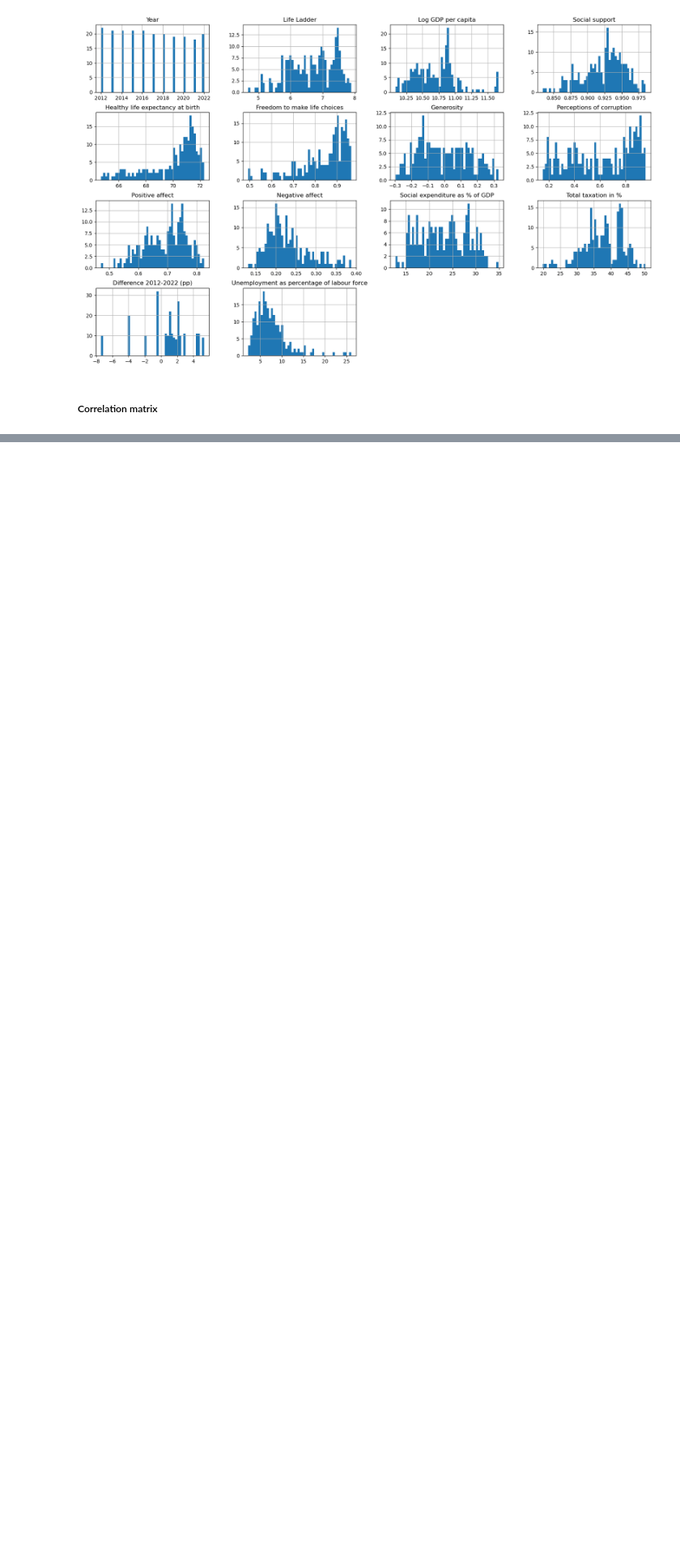
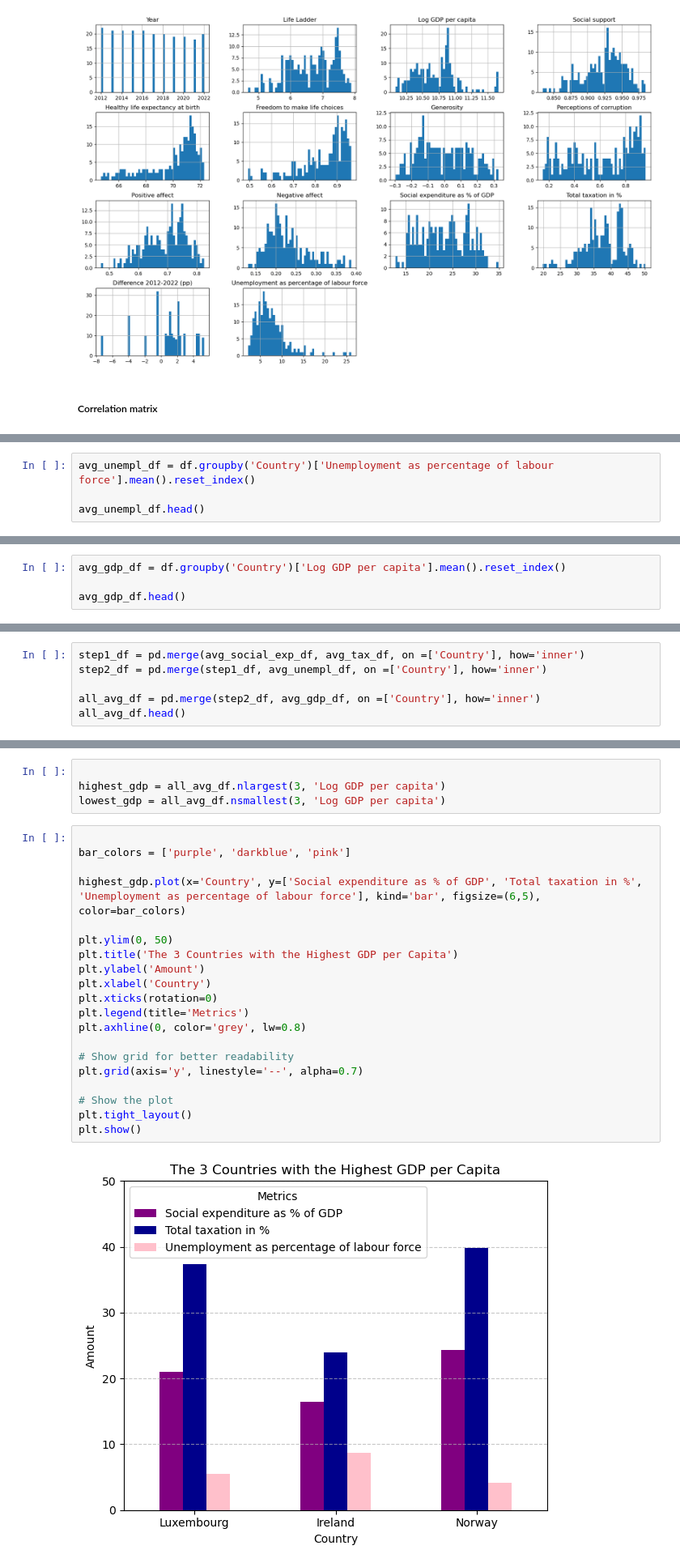
Before and after one commit to TRossen89/BI_Exam, a Jupyter notebook: all_data_df.ipynb, the cells around one changed output, grey strips where cells are left out. Shown: that part at 81% size. Cells and saved outputs as stored; diff of their text form; blank space fills up the shorter version.

Commit message:
Some visualization of interesting data and beginning of preparation for LinearRegressionm() models

```diff
--- a/all_data_df.ipynb
+++ b/all_data_df.ipynb
@@ -144,0 +177,4 @@ plt.show()
+# %%
+avg_unempl_df = df.groupby('Country')['Unemployment as percentage of labour force'].mean().reset_index()
+
+avg_unempl_df.head()
@@ -144,0 +188,4 @@ plt.show()
+# %%
+avg_gdp_df = df.groupby('Country')['Log GDP per capita'].mean().reset_index()
+
+avg_gdp_df.head()
@@ -144,0 +201,6 @@ plt.show()
+# %%
+step1_df = pd.merge(avg_social_exp_df, avg_tax_df, on =['Country'], how='inner')
+step2_df = pd.merge(step1_df, avg_unempl_df, on =['Country'], how='inner')
+
+all_avg_df = pd.merge(step2_df, avg_gdp_df, on =['Country'], how='inner')
+all_avg_df.head()
@@ -144,0 +231,26 @@ plt.show()
+# %%
+
+highest_gdp = all_avg_df.nlargest(3, 'Log GDP per capita')
+lowest_gdp = all_avg_df.nsmallest(3, 'Log GDP per capita')
+# %%
+
+bar_colors = ['purple', 'darkblue', 'pink']
+
+highest_gdp.plot(x='Country', y=['Social expenditure as % of GDP', 'Total taxation in %', 'Unemployment as percentage of labour force'], kind='bar', figsize=(6,5), color=bar_colors)
+
+plt.ylim(0, 50)
+plt.title('The 3 Countries with the Highest GDP per Capita')
+plt.ylabel('Amount')
+plt.xlabel('Country')
+plt.xticks(rotation=0)
+plt.legend(title='Metrics')
+plt.axhline(0, color='grey', lw=0.8)
+
+# Show grid for better readability
+plt.grid(axis='y', linestyle='--', alpha=0.7)
+
+# Show the plot
+plt.tight_layout()
+plt.show()
+# %% [output]
+[figure, added]
```
Also changed, not shown: parts of 33 cells of this notebook.
